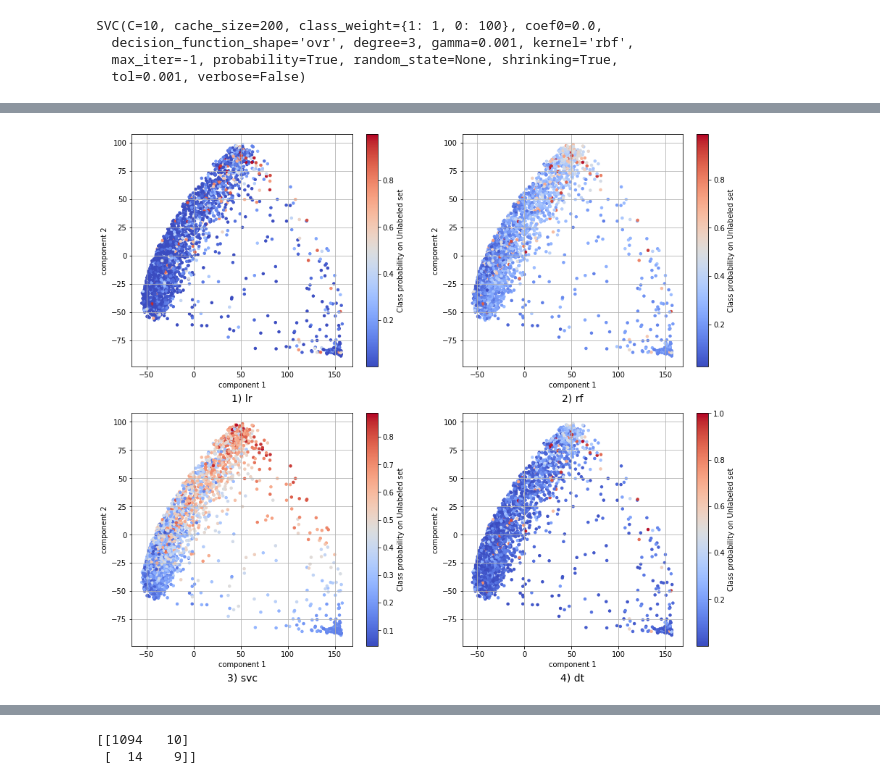
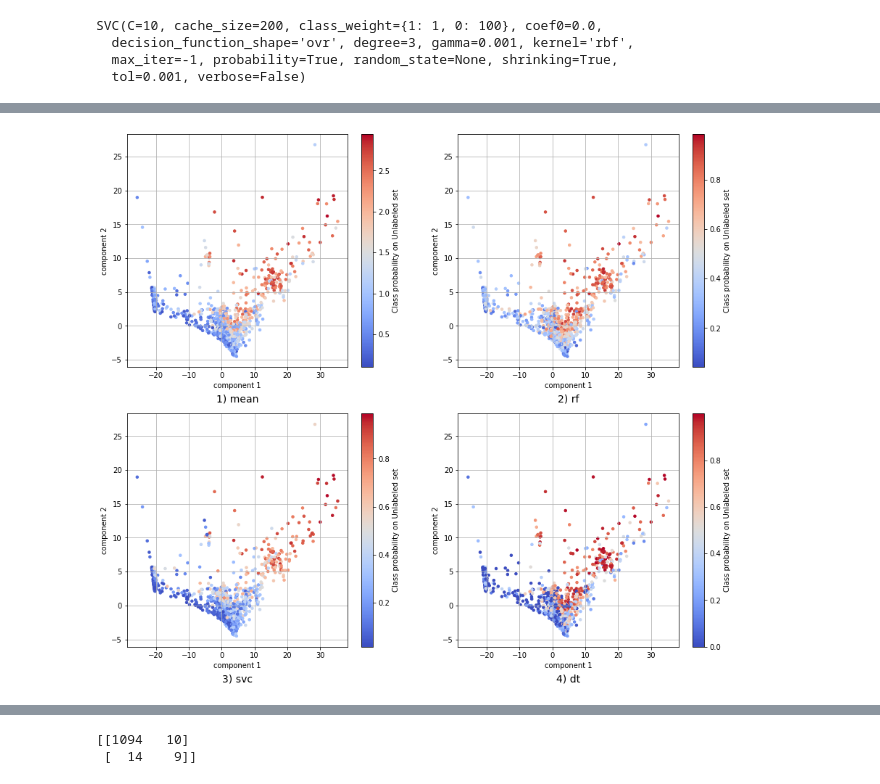
Before and after one commit to faramer86/GPrior, a Jupyter notebook: PUL.ipynb, the cells around one changed output, grey strips where cells are left out. Drawn from its saved outputs; the diff is of its cells as text; code cells hidden in the pictures.

```diff
--- a/PUL.ipynb
+++ b/PUL.ipynb
@@ -517,21 +545,29 @@ def final_output(x, y, model, n_estimators=100):
     results = pd.DataFrame(x.index)
     results['Average_prob'] = sum_oob / num_oob
     return results
+# %%
+def mean_model_prob(plot_df):
+    models = ['rf', 'dt', 'svc']
+    mean_prob = np.array([0.0]*len(plot_df['rf_results']))
+    for model in models:
+        mean_prob += np.array(plot_dfs[f'{model}_results']['predicted_y'])
+    result = pd.DataFrame({'predicted_y':mean_prob/len(models)})
+    plot_df['mean_results'] = result
+    return plot_df
 # %%
 from sklearn.svm import SVC
 from sklearn.linear_model import LogisticRegression
 from sklearn.tree import DecisionTreeClassifier
 from sklearn.ensemble import RandomForestClassifier
 
-models = ['lr', 'rf', 'svc', 'dt'] # , 'LR':lr, 'XGB':xgb, 'SVC':svc
+models = ['rf', 'svc', 'dt'] # , 'LR':lr, 'XGB':xgb, 'SVC':svc
 
-plot_dfs = {'lr_results':0,
-            'rf_results':0,
+plot_dfs = {'rf_results':0,
             'svc_results':0,
             'dt_results':0}
 
 for model in models:
-    predicted_y = final_output(pd.DataFrame(x), y, model)['Average_prob']
+    predicted_y = final_output(x, y, model)['Average_prob']
     plot_dfs[f'{model}_results'] = pd.DataFrame({"true_y":y,
                                                "predicted_y":predicted_y})
 # %% [output]
@@ -562,4 +598,6 @@ Best Parameters using grid search:
 ... (88 outputs left out)
+# %%
+plot_dfs = mean_model_prob(plot_dfs)
 # %%
 for key, value in plot_dfs.items():
     ind = x.index
@@ -732,26 +772,29 @@ for filename in all_files:
 # %%
 from sklearn.decomposition import PCA
 import itertools
+from sklearn import preprocessing
+scaler = preprocessing.RobustScaler()
+plot_x = pd.DataFrame(scaler.fit_transform(x))
 
 pca = PCA(9)  # project from 64 to 2 dimensions
-projected = pca.fit_transform(x)
+projected = pca.fit_transform(plot_x)
 # %%
 fig = plt.figure(figsize=(15, 13))
-models = ['lr', 'rf', 'svc', 'dt']
+models = ['mean', 'rf', 'svc', 'dt']
 
 for i, name in zip(range(5), models):
     ax1 = fig.add_subplot(221 + i)
     sp= ax1.scatter(projected[:,0], projected[:, 1], c=plot_dfs[f'{name}_results']['predicted_y'],
                 linewidth=1, s=12, alpha=1, cmap=plt.cm.get_cmap('coolwarm'), label='unlabeled')
     plt.grid()
     plt.xlabel(f'component {1}')
     plt.ylabel(f'component {2}')
     plt.colorbar(sp, label='Class probability on Unlabeled set')
     ax1.text(0.5,-0.15, f"{i+1}) {name}", size=14, ha="center",
          transform=ax1.transAxes)
 fig.savefig('scz_comparison.pdf')
 # %% [output]
-[figure, old version]
+[figure, new version]
 # %%
 i = 0
 j = 1
```
Also changed, not shown: parts of 75 cells of this notebook, 2 other files.
